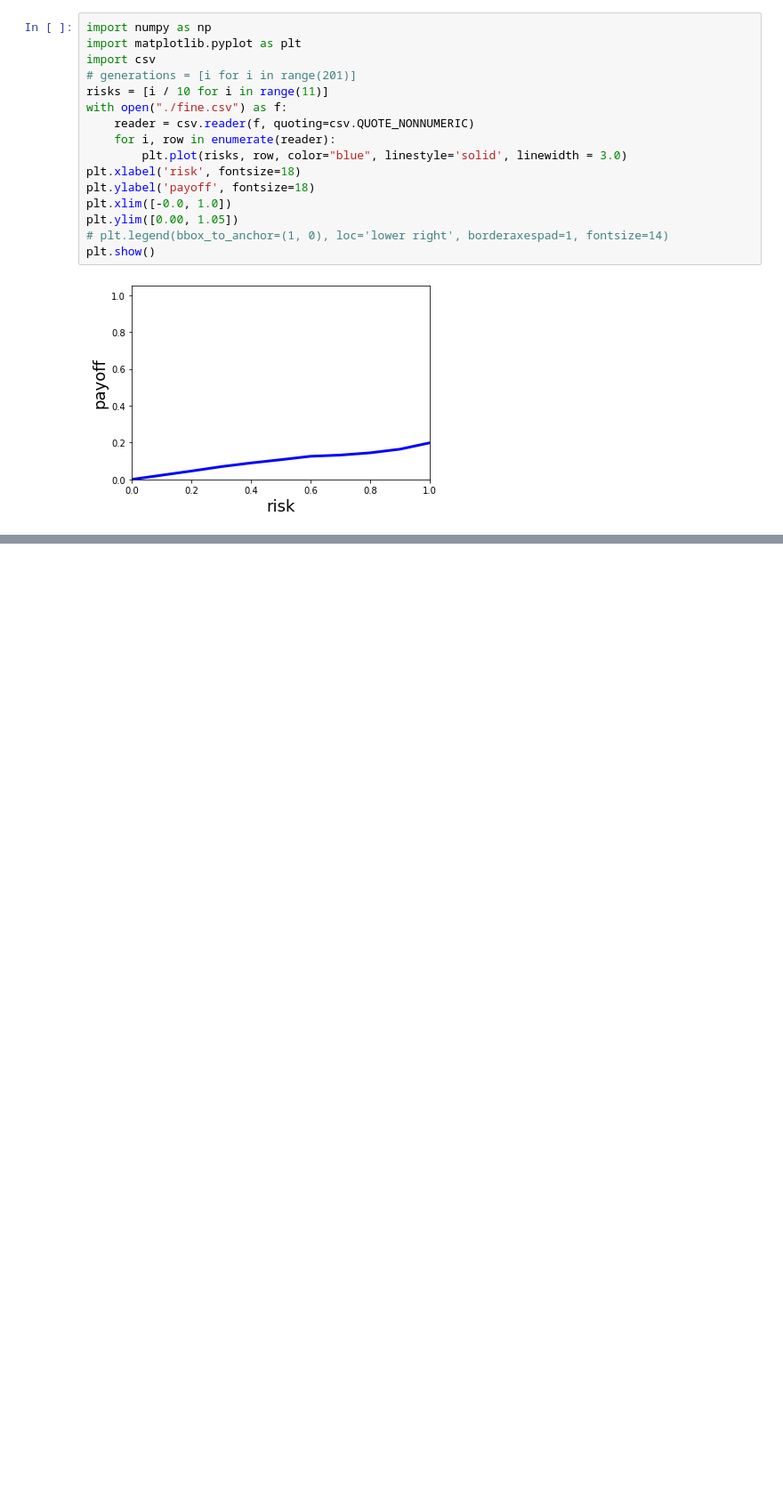
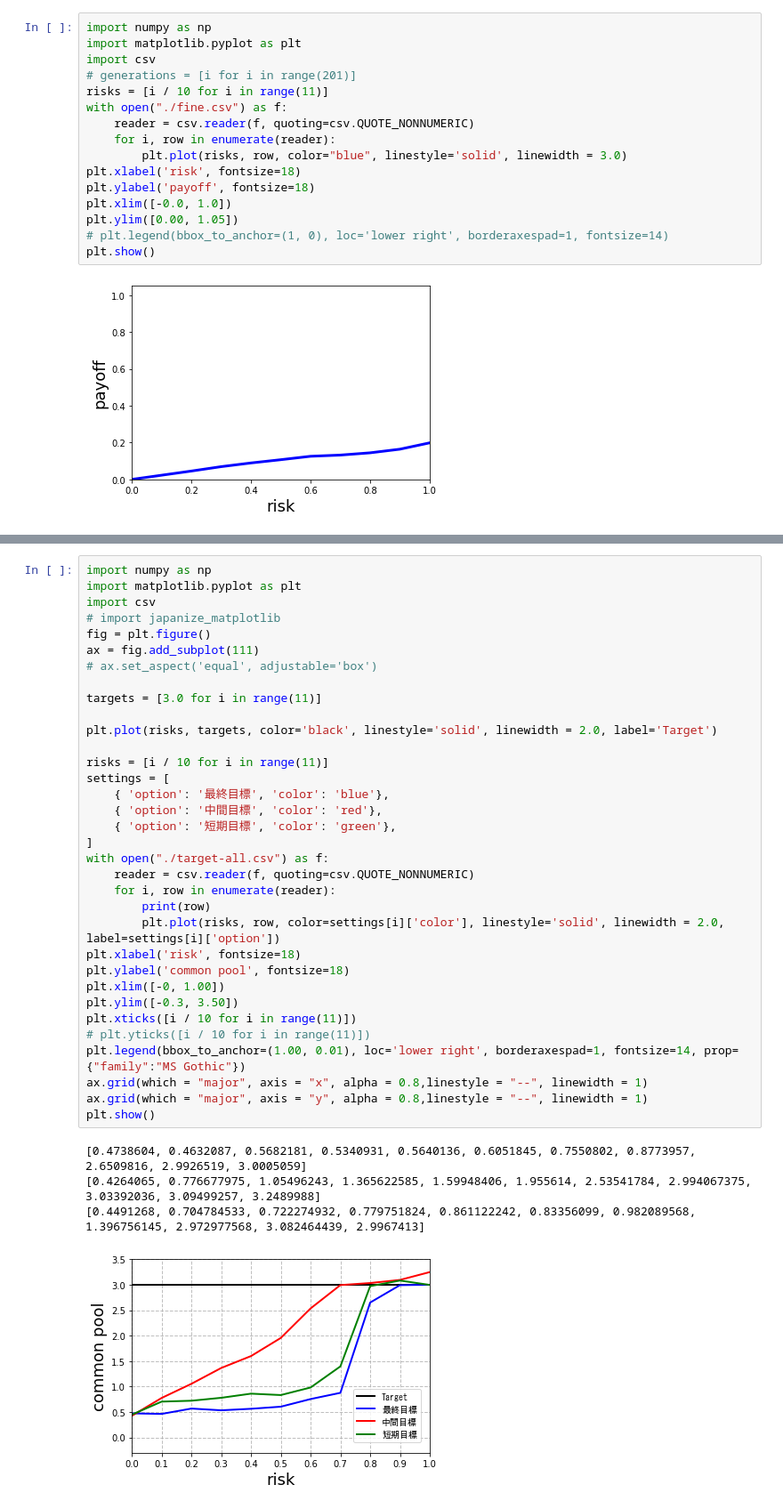
Before and after one commit to nao0526/graduation_research, a Jupyter notebook: figure.ipynb, the cells around one changed output, grey strips where cells are left out. Shown: that part at 89% size. Drawn from its saved outputs; the diff is of its cells as text; blank space fills up the shorter version.

```diff
--- a/figure.ipynb
+++ b/figure.ipynb
@@ -335,0 +333,39 @@ ModuleNotFoundError: No module named 'graphviz'
+# %%
+import numpy as np
+import matplotlib.pyplot as plt
+import csv
+# import japanize_matplotlib
+fig = plt.figure()
+ax = fig.add_subplot(111)
+# ax.set_aspect('equal', adjustable='box')
+
+targets = [3.0 for i in range(11)]
+
+plt.plot(risks, targets, color='black', linestyle='solid', linewidth = 2.0, label='Target')
+
+risks = [i / 10 for i in range(11)]
+settings = [
+    { 'option': '最終目標', 'color': 'blue'},
+    { 'option': '中間目標', 'color': 'red'},
+    { 'option': '短期目標', 'color': 'green'},
+]
+with open("./target-all.csv") as f:
+    reader = csv.reader(f, quoting=csv.QUOTE_NONNUMERIC)
+    for i, row in enumerate(reader):
+        print(row)
+        plt.plot(risks, row, color=settings[i]['color'], linestyle='solid', linewidth = 2.0, label=settings[i]['option'])
+plt.xlabel('risk', fontsize=18)
+plt.ylabel('common pool', fontsize=18)
+plt.xlim([-0, 1.00])
+plt.ylim([-0.3, 3.50])
+plt.xticks([i / 10 for i in range(11)])
+# plt.yticks([i / 10 for i in range(11)])
+plt.legend(bbox_to_anchor=(1.00, 0.01), loc='lower right', borderaxespad=1, fontsize=14, prop={"family":"MS Gothic"})
+ax.grid(which = "major", axis = "x", alpha = 0.8,linestyle = "--", linewidth = 1)
+ax.grid(which = "major", axis = "y", alpha = 0.8,linestyle = "--", linewidth = 1)
+plt.show()
+# %% [output]
+[0.4738604, 0.4632087, 0.5682181, 0.5340931, 0.5640136, 0.6051845, 0.7550802, 0.8773957, 2.6509816, 2.9926519, 3.0005059]
+[0.4264065, 0.776677975, 1.05496243, 1.365622585, 1.59948406, 1.955614, 2.53541784, 2.994067375, 3.03392036, 3.09499257, 3.2489988]
+[0.4491268, 0.704784533, 0.722274932, 0.779751824, 0.861122242, 0.83356099, 0.982089568, 1.396756145, 2.972977568, 3.082464439, 2.9967413]
+[figure, added]
```
Also changed, not shown: parts of 4 cells of this notebook, 17 other files.
